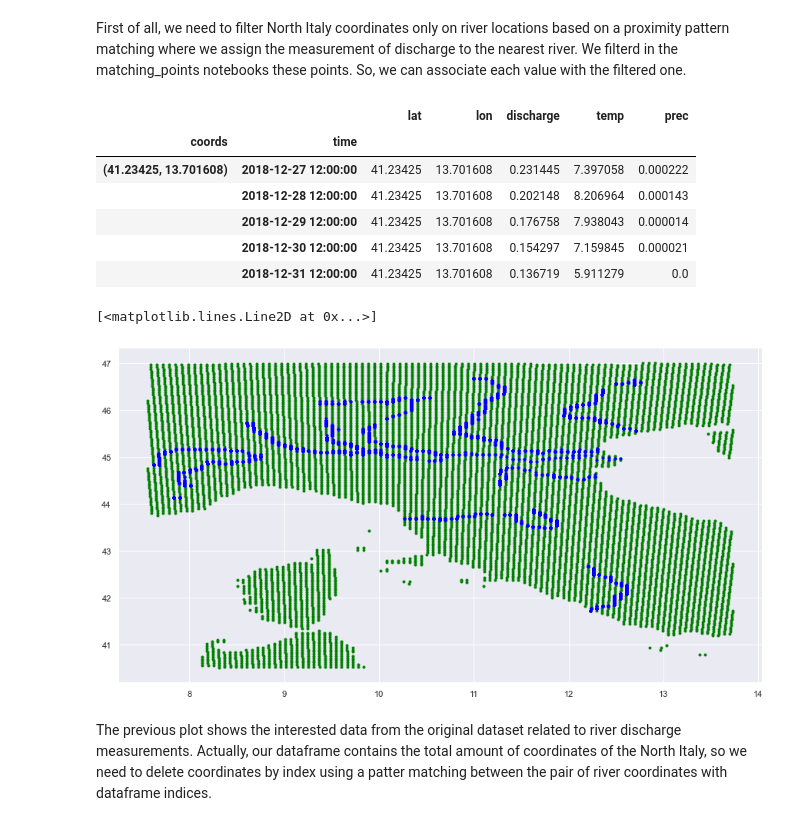
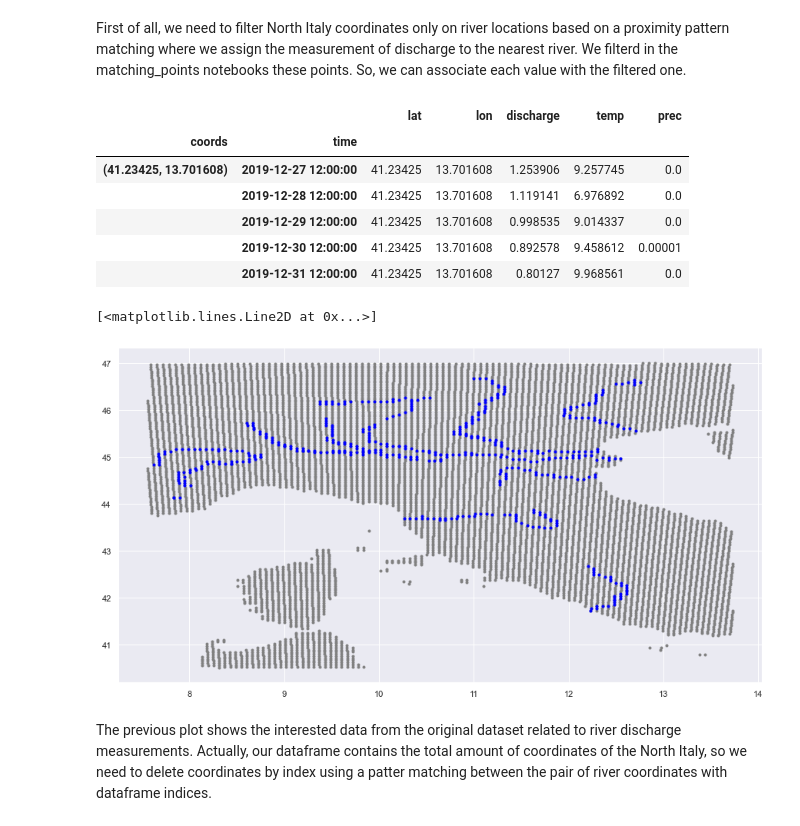
Before and after one commit to kode-git/copernicus, a Jupyter notebook: notebooks/data_analysis.ipynb, the cells around one changed output. Saved outputs shown, nothing was run; the diff lists cells and outputs as text; code cells hidden in the pictures.

```diff
--- a/notebooks/data_analysis.ipynb
+++ b/notebooks/data_analysis.ipynb
@@ -63,12 +63,12 @@ warnings.filterwarnings('ignore') # to supress warning given by an adaptation fo
 ## Loading Dataset
 # %%
 # number of the identification related to the first year on samples data.
-j = 11
+j = 6
 # initialize the dataframe structure according to the data aggregation.
 df = pd.DataFrame(columns=['time', 'lat', 'lon', 'discharge', 'temp', 'prec'])
 
 # loading annual dataframes and concatenate with the past history until 2019.
-for i in range(2016, 2019):
+for i in range(2011, 2020):
     tmp = pd.read_csv("../samples/italy-dtp-{}-{}.csv".format(i,j), usecols=['time', 'lat', 'lon', 'discharge', 'temp', 'prec'])
     df = pd.concat([df, tmp])
     j += 1
@@ -117,27 +117,27 @@ df.tail()
 # %% [output]
 |  |  | lat | lon | discharge | temp | prec |
 | coords | time |  |  |  |  |  |
-| (41.23425, 13.701608) | 2018-12-27 12:00:00 | 41.23425 | 13.701608 | 0.231445 | 7.397058 | 0.000222 |
-|  | 2018-12-28 12:00:00 | 41.23425 | 13.701608 | 0.202148 | 8.206964 | 0.000143 |
-|  | 2018-12-29 12:00:00 | 41.23425 | 13.701608 | 0.176758 | 7.938043 | 0.000014 |
-|  | 2018-12-30 12:00:00 | 41.23425 | 13.701608 | 0.154297 | 7.159845 | 0.000021 |
-|  | 2018-12-31 12:00:00 | 41.23425 | 13.701608 | 0.136719 | 5.911279 | 0.0 |
+| (41.23425, 13.701608) | 2019-12-27 12:00:00 | 41.23425 | 13.701608 | 1.253906 | 9.257745 | 0.0 |
+|  | 2019-12-28 12:00:00 | 41.23425 | 13.701608 | 1.119141 | 6.976892 | 0.0 |
+|  | 2019-12-29 12:00:00 | 41.23425 | 13.701608 | 0.998535 | 9.014337 | 0.0 |
+|  | 2019-12-30 12:00:00 | 41.23425 | 13.701608 | 0.892578 | 9.458612 | 0.00001 |
+|  | 2019-12-31 12:00:00 | 41.23425 | 13.701608 | 0.80127 | 9.968561 | 0.0 |
 # %%
 # filter points from original dataset to geojson coordinates related to river positions.
 coords = json.load(open('../app/static/data/points.geojson', 'r'))
 lats = []
 longs = []
 for coord in coords['features'][:]:
     sample = coord['geometry']['coordinates']
     lats.append(sample[1])
     longs.append(sample[0])
 
 # plot coordinates
-plt.plot(df_coordinates['lon'], df_coordinates['lat'], '.', color='green')
+plt.plot(df_coordinates['lon'], df_coordinates['lat'], '.', color='gray')
 plt.plot(longs, lats, '.', color='blue')
 # %% [output]
 [<matplotlib.lines.Line2D at 0x...>]
-[figure, old version]
+[figure, new version]
 # %% [markdown]
 The previous plot shows the interested data from the original dataset related to river discharge measurements. Actually, our dataframe contains the total amount of coordinates of the North Italy, so we need to delete coordinates by index using a patter matching between the pair of river coordinates with dataframe indices.
 # %%
```
Also changed, not shown: parts of 25 cells of this notebook, 2 other files.
